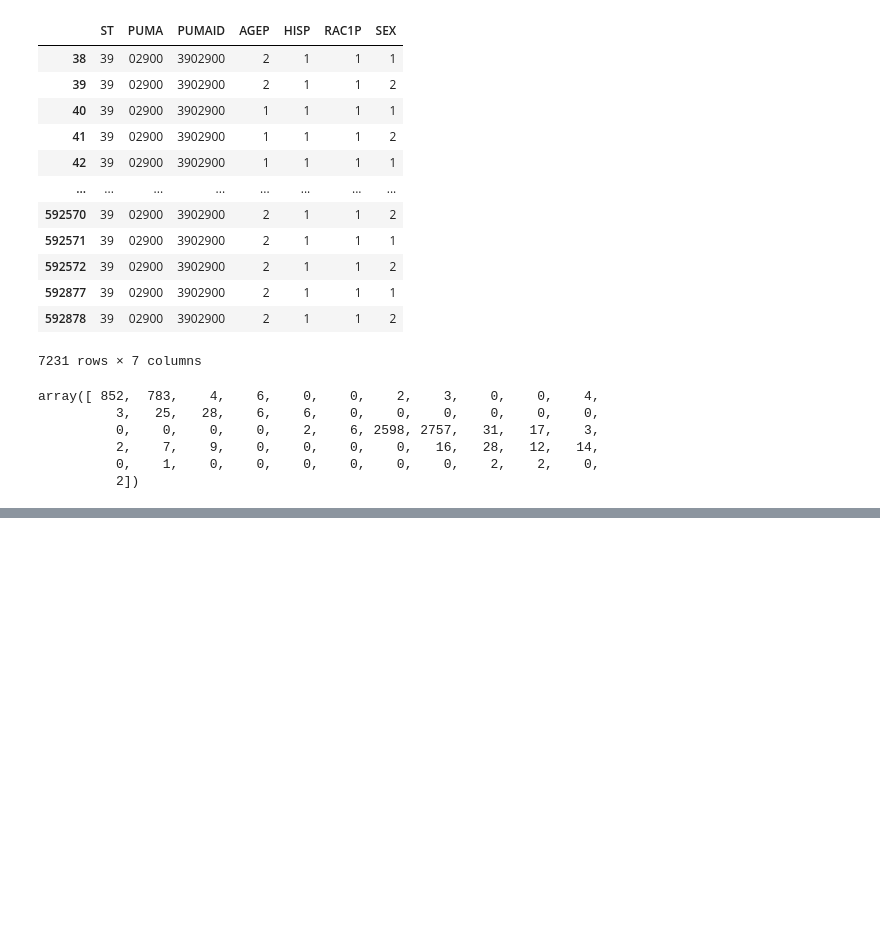
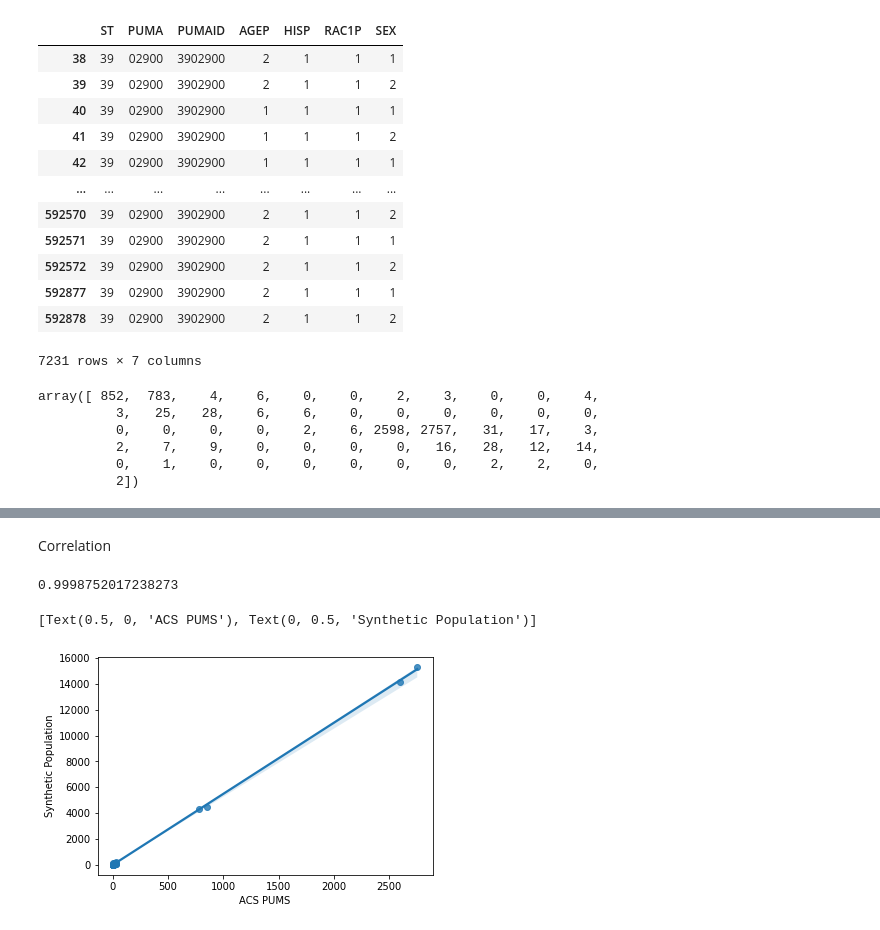
Before and after one commit to linyuehzzz/synthetic-populations, a Jupyter notebook: guernsey_microdata.ipynb, the cells around one changed output, grey strips where cells are left out. Saved outputs shown, nothing was run; the diff lists cells and outputs as text; code cells hidden in the pictures; blank space fills up the shorter version.

```diff
--- a/guernsey_microdata.ipynb
+++ b/guernsey_microdata.ipynb
@@ -611,3 +611,35 @@ array([ 852,  783,    4,    6,    0,    0,    2,    3,    0,    0,    4,
           2,    7,    9,    0,    0,    0,    0,   16,   28,   12,   14,
           0,    1,    0,    0,    0,    0,    0,    0,    2,    2,    0,
           2])
+# %%
+## prepare synthetic data
+import pandas as pd
+
+filename_hist = 'data/guernsey/microdata/guernsey_hist.csv'
+hist = pd.read_csv(filename_hist)
+hist = hist[hist.columns[1:]]
+hist = hist.sum().to_frame().T
+col_names = hist.columns
+
+n2, n3, n4, n5 = 2, 2, 7, 2     # number of attribute combinations: VOTINGAGE (2) ∗ HISPANIC (2) ∗ RACE (63) ∗ SEX (2)
+hist_names = np.empty((n2, n3, n4, n5), dtype="U10")
+for k2 in range(n2):
+    for k3 in range(n3):
+        for k4 in range(n4):
+            for k5 in range(n5):
+                hist_names[k2, k3, k4, k5] = str(k2).zfill(2) + str(k3).zfill(2) + str(k4).zfill(2) + str(k5).zfill(2)
+hist_names = hist_names.flatten()
+
+hist_fit = []
+for col in hist_names:
+    r = int(col[4:6]) + 1
+    if r < 7:
+        hist_fit.append(np.sum(hist.loc[:, hist.columns.str.endswith(col)].to_numpy(), axis=1)[0])
+    else:
+        val = 0
+        for i in range(7, 64):
+            postfix = col[0:2] + col[2:4] + "%s" % '{number:0{width}d}'.format(width=2, number=i) + col[6:8]
+            val += np.sum(hist.loc[:, hist.columns.str.endswith(postfix)].to_numpy(), axis=1)[0]
+        hist_fit.append(val)
+hist_fit = np.array(hist_fit)
+hist_fit
@@ -613,0 +659,13 @@ array([ 852,  783,    4,    6,    0,    0,    2,    3,    0,    0,    4,
+# %% [markdown]
+Correlation
+# %%
+np.corrcoef(hist_fit, pums_hist)[0, 1]
+# %% [output]
+0.9998752017238273
+# %%
+import seaborn as sns
+fig = sns.regplot(x=pums_hist, y=hist_fit)
+fig.set(xlabel="ACS PUMS", ylabel="Synthetic Population")
+# %% [output]
+[Text(0.5, 0, 'ACS PUMS'), Text(0, 0.5, 'Synthetic Population')]
+[figure, added]
```
Also changed, not shown: parts of 1 cell of this notebook, 1 other file.
